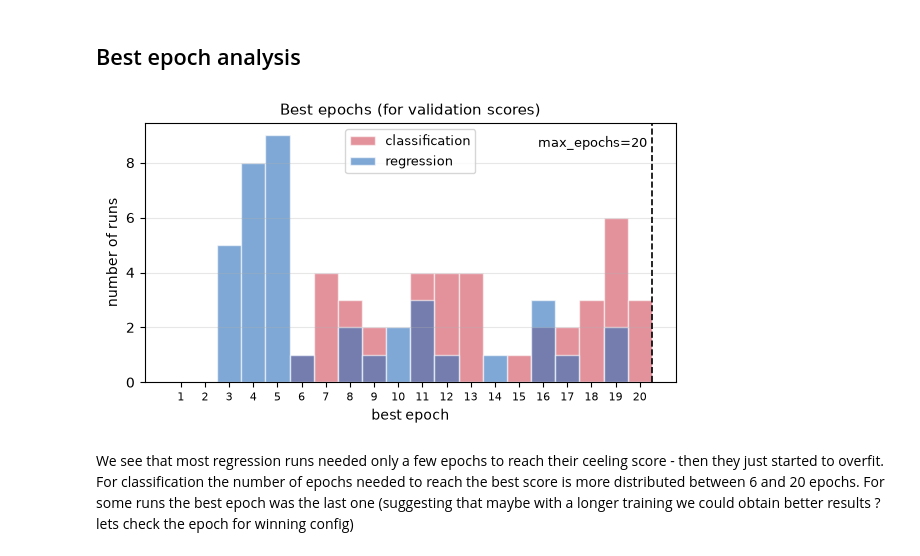
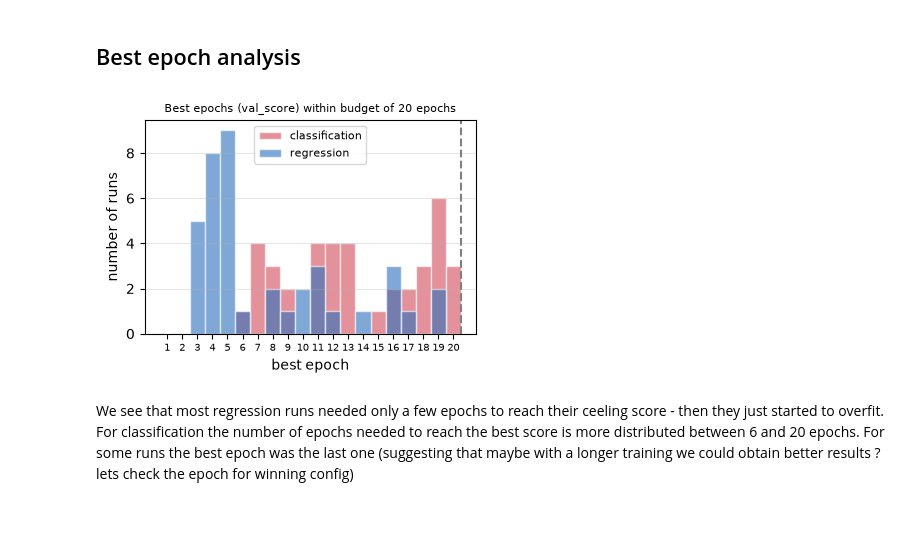
Before and after one commit to Aryan-Mi/02456-deep-learning-cyp-project, a Jupyter notebook: notebooks/04_chemeleon_analysis_v2.ipynb, the cells around one changed output. Saved outputs shown, nothing was run; the diff lists cells and outputs as text; code cells hidden in the pictures; blank space fills up the shorter version.

```diff
--- a/notebooks/04_chemeleon_analysis_v2.ipynb
+++ b/notebooks/04_chemeleon_analysis_v2.ipynb
@@ -9,6 +10,6 @@ import matplotlib.pyplot as plt
 # %%
 
-CSV = "results/chemeleon/all_runs2.csv"
+runs_csv = "results/chemeleon/all_runs2.csv"
 per_target_csv= "results/chemeleon/per_target2.csv"
 
 HP = ["freeze_encoder", "encoder_lr", "head_lr", "readout", "hidden_dim", "num_layers",
@@ -17,7 +18,7 @@ HP = ["freeze_encoder", "encoder_lr", "head_lr", "readout", "hidden_dim", "num_l
 
 LOWER_IS_BETTER = {"regression": True, "classification": False}
 
-df = pd.read_csv(CSV)
+df = pd.read_csv(runs_csv)
 pt = pd.read_csv(per_target_csv)
 df[HP] = df[HP].astype(object).where(df[HP].notna(), "NA")
 
@@ -130,8 +146,8 @@ The best run for both tasks is the one for configuration with end to end finetun
 ### Best configuration (over all seeds)
 # %%
 for task, d in df.groupby("task"):
-    stats = d.groupby("exp").val_score.agg(["mean", "std"])
+    stats = d.groupby("exp").val_score.agg(["mean"])
     best = stats["mean"].idxmin() if task == "regression" else stats["mean"].idxmax()
-    print(f"{task}: {best} = {stats.loc[best,'mean']:.4f} ± {stats.loc[best,'std']:.4f}")
+    print(f"{task}: {best} = {stats.loc[best,'mean']:.4f}")
     print(d[d.exp == best].iloc[0][["readout", "dropout", "hidden_dim","freeze_encoder", "encoder_lr","head_lr","head_only_epochs"]].to_string())
 # %% [output]
@@ -162,13 +178,13 @@ for task, d in df.groupby("task"):
     lower = task == "regression"
     g = d.groupby("exp").val_score.agg(["mean", "std"])
     best = g["mean"].idxmin() if lower else g["mean"].idxmax()
-    m, s, b = g.loc[best, "mean"], g.loc[best, "std"], d.baseline_score.iloc[0]
+    m, b = g.loc[best, "mean"], d.baseline_score.iloc[0]
 
     print("---------------------------")
     print(f"{task} : baseline = {b:.4f}")
-    print(f"   best config: {best} = {m:.4f} ± {s:.4f}")
-    print(f"   absolute improvement = {(b - m) if lower else (m - b):.4f}")
-    print(f"   relative improvement = {100*(b - m)/b:.1f}%" if b else
+    print(f"   best config: {best} = {m:.4f}")
+    print(f"   absolute improvement from naive baseline = {(b - m) if lower else (m - b):.4f}")
+    print(f"   relative improvement from naive baseline = {100*(b - m)/b:.1f}%" if b else
           "   relative improvement: - (baseline = 0)")
 # %% [output]
 ---------------------------
@@ -283,23 +295,25 @@ Conclusion : non linear head can alone extract the information it needs, while l
 ## Best epoch analysis
 # %%
 COLOR  = {"regression": "#2c6fbb", "classification": "#d1495b"}
-budget = int(pd.to_numeric(df.epochs).max())
+budget = 20 #this is max epochs in every experiment
 bins = np.arange(0.5, budget + 1.5)
-fig, ax = plt.subplots(figsize=(6, 3.5))
+fig, ax = plt.subplots(figsize=(4, 3))
 for task, d in df.groupby("task"):
-    ax.hist(d.best_epoch, bins=bins, alpha=.6,
+    ax.hist(d.best_epoch, bins=bins, alpha=0.6,
             label=task, color=COLOR[task], edgecolor="white")
-ax.axvline(budget + .5, color="k", ls="--", lw=1.2)
-ax.text(budget + .3, ax.get_ylim()[1] * .95, f"max_epochs={budget}",
-        ha="right", va="top", fontsize=9)
+ax.axvline(budget + .5, ls="--", color='gray')
 ax.set_xticks(range(1, budget + 1))
-ax.tick_params(axis="x", labelsize=8)
-ax.set_xlabel("best epoch"); ax.set_ylabel("number of runs")
-ax.set_title("Best epochs (for validation scores)", fontsize=11)
-ax.legend(fontsize=9); ax.grid(axis="y", alpha=.3)
-plt.tight_layout(); plt.show()
+ax.tick_params(axis="x", labelsize=7)
+ax.set_xlabel("best epoch")
+ax.set_ylabel("number of runs")
+ax.set_title("Best epochs (val_score) within budget of 20 epochs", fontsize=8)
+ax.legend(fontsize=8); ax.grid(axis="y", alpha=.3)
+plt.tight_layout()
+fig.savefig("figures/best_epochs.pdf", bbox_inches="tight")
+
+plt.show()
 # %% [output]
-[figure, old version]
+[figure, new version]
 # %% [markdown]
 We see that most regression runs needed only a few epochs to reach their ceeling score - then they just started to overfit. For classification the number of epochs needed to reach the best score is more distributed between 6 and 20 epochs. For some runs the best epoch was the last one (suggesting that maybe with a longer training we could obtain better results ? lets check the epoch for winning config)
 # %%
```
Also changed, not shown: parts of 17 cells of this notebook, 6 other files.
